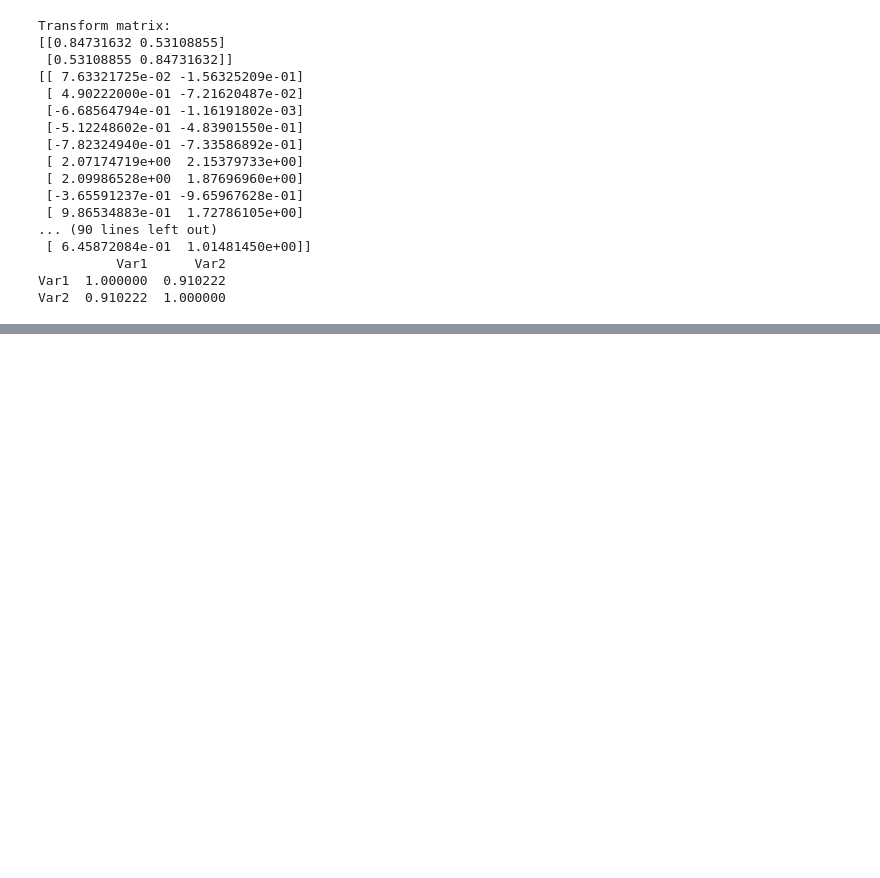
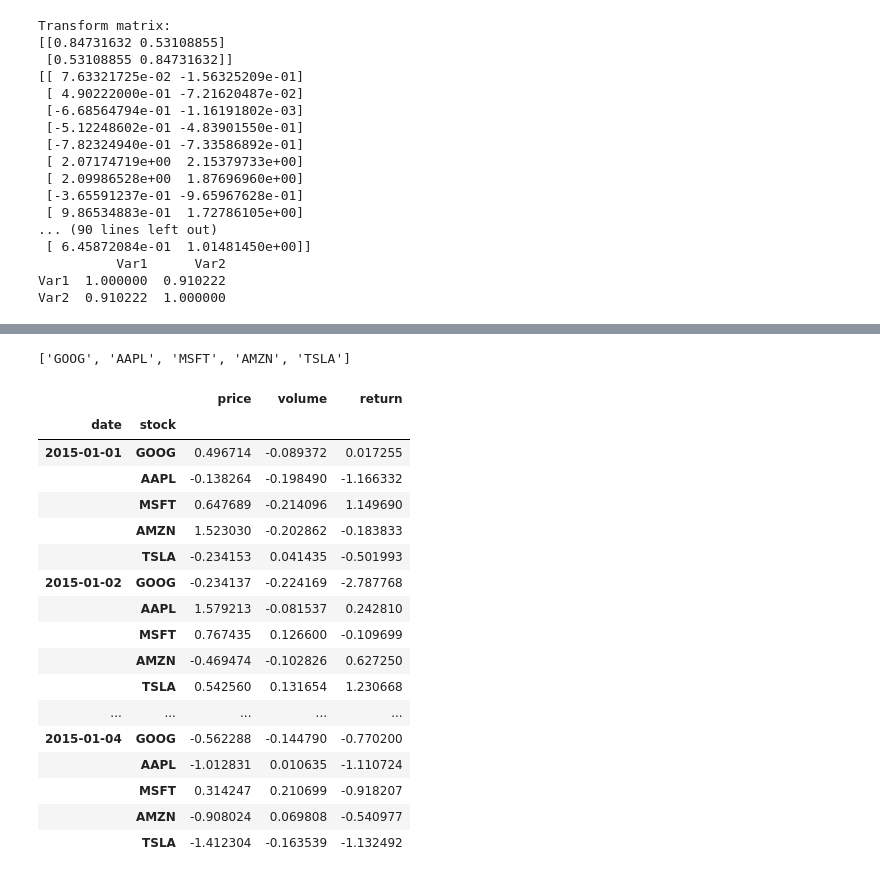
Before and after one commit to zhouchen1006/demo-repo2, a Jupyter notebook: scikitlearn.ipynb, the cells around one changed output, grey strips where cells are left out. Drawn from its saved outputs; the diff is of its cells as text; code cells hidden in the pictures; blank space fills up the shorter version.

```diff
--- a/scikitlearn.ipynb
+++ b/scikitlearn.ipynb
@@ -441,0 +599,78 @@ Var2  0.910222  1.000000
+# %%
+import pandas as pd
+import numpy as np
+np.random.seed(42)  # For reproducibility
+from numpy.linalg import cholesky
+
+n = 2000
+dates = pd.date_range("2015-01-01", periods=n, freq="D")
+
+stocks = ["GOOG", "AAPL", "MSFT", "AMZN", "TSLA"]
+
+# Update the correlation matrix to include the new stocks
+correlation_matrix = np.array([
+    [1.0, 0.0, 0.0, 0.0, 0.0],
+    [0.0, 1.0, 0.0, 0.0, 0.0],
+    [0.0, 0.0, 1.0, 0.0, 0.0],
+    [0.0, 0.0, 0.0, 1.0, -0.0],
+    [0.0, 0.0, 0.0, -0.0, 1.0]
+])
+
+# Perform Cholesky decomposition
+L = cholesky(correlation_matrix)
+
+# Generate uncorrelated random variables
+uncorrelated = np.random.normal(size=(n, len(stocks)))
+
+# Adjust mean and standard deviation for each stock
+means = [0, 0, 0, 0, 0]
+stds = [1, 1, 1, 1, 1]
+adjusted_uncorrelated = uncorrelated * stds + means
+
+# Create correlated random variables
+correlated = adjusted_uncorrelated @ L.T
+# Repeat for each stock and date
+price_data = correlated.flatten()
+
+
+
+# Create a MultiIndex from product of dates and stock names
+index = pd.MultiIndex.from_product([dates, stocks], names=["date", "stock"])
+
+
+# Generate some sample data
+data = {
+    "price": price_data,
+    "volume": np.random.uniform(-0.25, 0.25, len(index)),
+}
+# data['return'] = data['price'] + np.random.uniform(-0.01, 0.01)
+data['return'] = np.random.normal(0, 1, len(index)) + data['price']
+# Create the DataFrame
+finance_df = pd.DataFrame(data, index=index)
+
+# Sort the data by date and stock
+# finance_df.sort_index(inplace=True)
+# stocks = sorted(stocks)
+
+print(stocks)
+finance_df.head(20)
+# %% [output]
+['GOOG', 'AAPL', 'MSFT', 'AMZN', 'TSLA']
+|  |  | price | volume | return |
+| date | stock |  |  |  |
+| 2015-01-01 | GOOG | 0.496714 | -0.089372 | 0.017255 |
+|  | AAPL | -0.138264 | -0.198490 | -1.166332 |
+|  | MSFT | 0.647689 | -0.214096 | 1.149690 |
+|  | AMZN | 1.523030 | -0.202862 | -0.183833 |
+|  | TSLA | -0.234153 | 0.041435 | -0.501993 |
+| 2015-01-02 | GOOG | -0.234137 | -0.224169 | -2.787768 |
+|  | AAPL | 1.579213 | -0.081537 | 0.242810 |
+|  | MSFT | 0.767435 | 0.126600 | -0.109699 |
+|  | AMZN | -0.469474 | -0.102826 | 0.627250 |
+|  | TSLA | 0.542560 | 0.131654 | 1.230668 |
+| ... | ... | ... | ... | ... |
+| 2015-01-04 | GOOG | -0.562288 | -0.144790 | -0.770200 |
+|  | AAPL | -1.012831 | 0.010635 | -1.110724 |
+|  | MSFT | 0.314247 | 0.210699 | -0.918207 |
+|  | AMZN | -0.908024 | 0.069808 | -0.540977 |
+|  | TSLA | -1.412304 | -0.163539 | -1.132492 |
```
Also changed, not shown: parts of 7 cells of this notebook.
